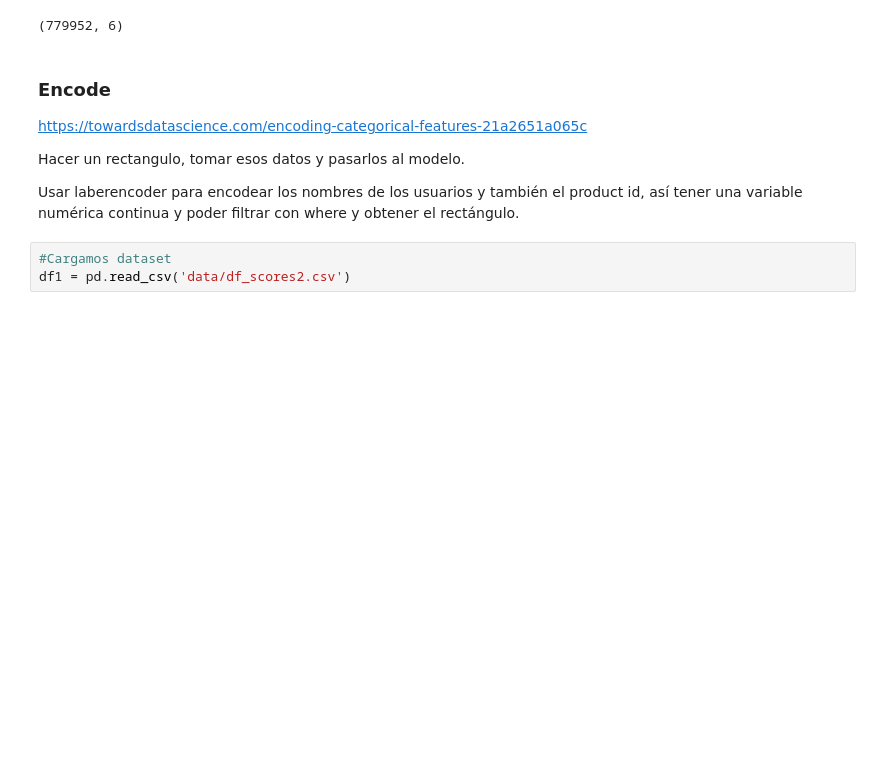
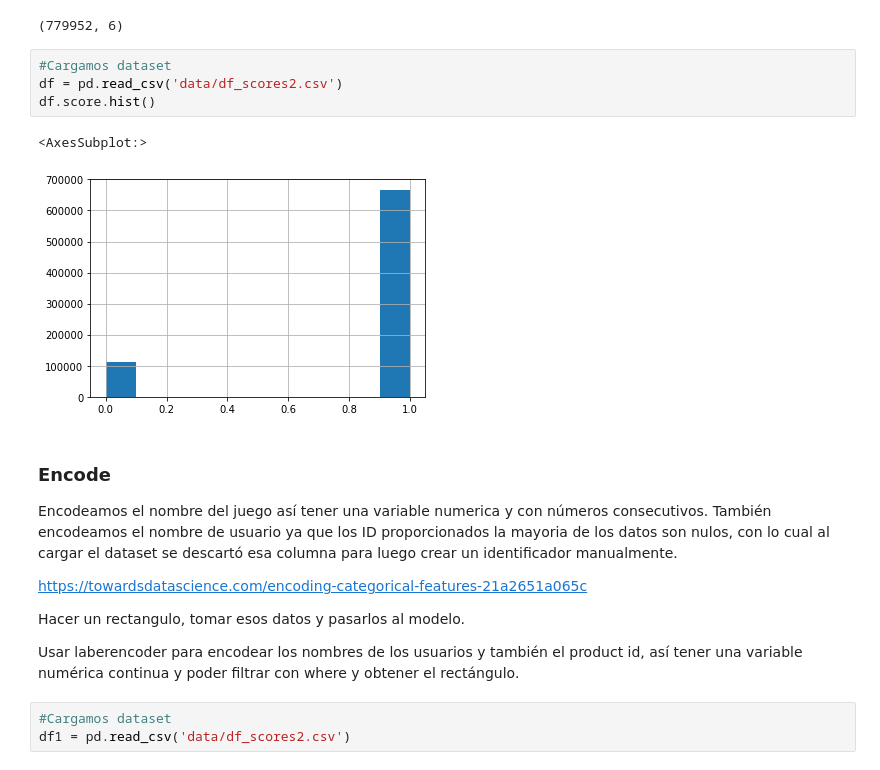
Before and after one commit to gonzalogperez/sistemas-recomendacion-steam, a Jupyter notebook: DS_Proyecto_03_SR.ipynb, the cells around one changed output. Cells and saved outputs as stored; diff of their text form; blank space fills up the shorter version.

```diff
--- a/DS_Proyecto_03_SR.ipynb
+++ b/DS_Proyecto_03_SR.ipynb
@@ -1153,8 +1088,17 @@ NameError: name 'df1' is not defined
 df1.shape
 # %% [output]
 (779952, 6)
+# %%
+#Cargamos dataset
+df = pd.read_csv('data/df_scores2.csv')
+df.score.hist()
+# %% [output]
+<AxesSubplot:>
+[figure, added]
 # %% [markdown]
 ### **Encode**
+
+Encodeamos el nombre del juego así tener una variable numerica y con números consecutivos. También encodeamos el nombre de usuario ya que los ID proporcionados la mayoria de los datos son nulos, con lo cual al cargar el dataset se descartó esa columna para luego crear un identificador manualmente.
 
 https://towardsdatascience.com/encoding-categorical-features-21a2651a065c
 
```
Also changed, not shown: parts of 82 cells of this notebook.
